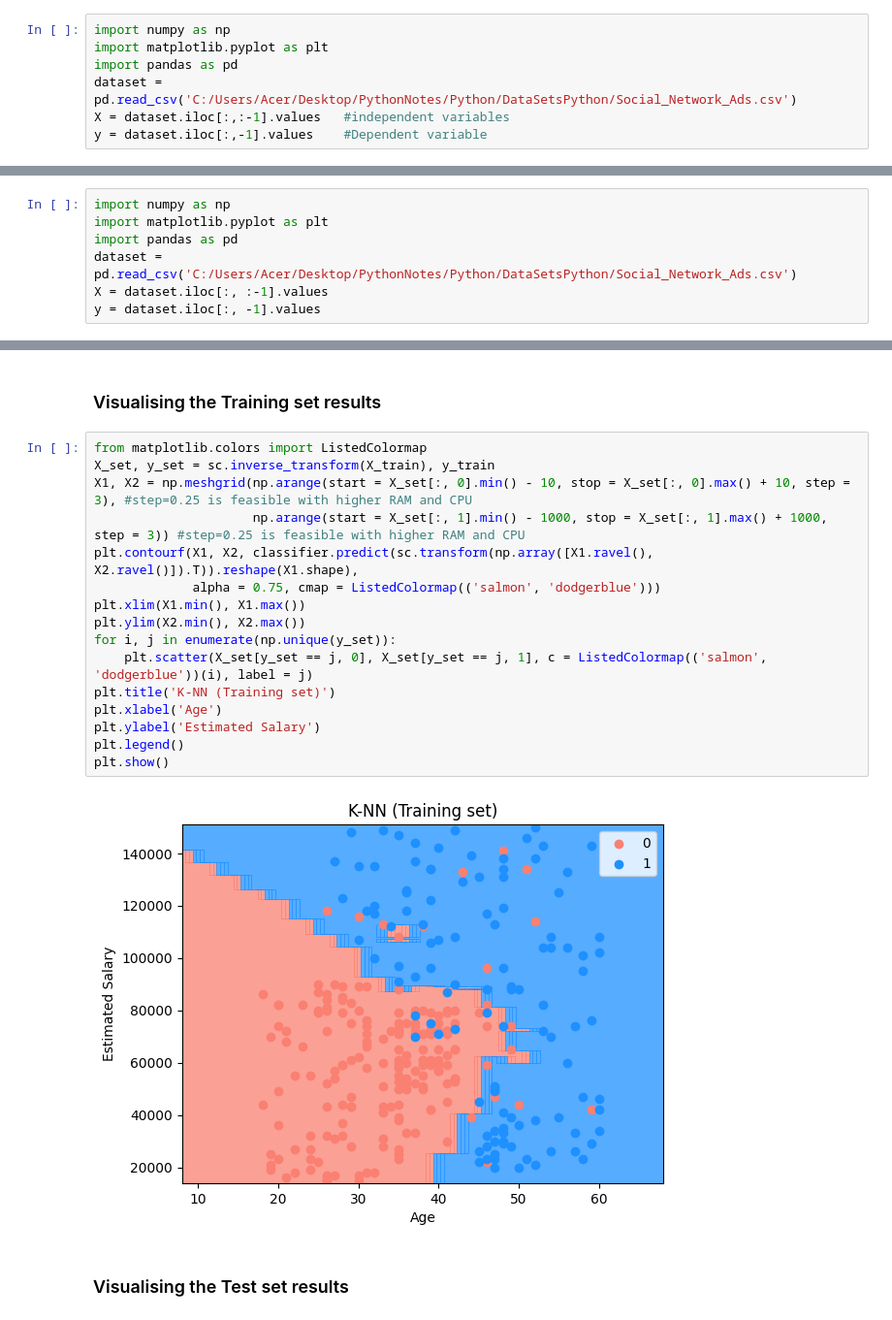
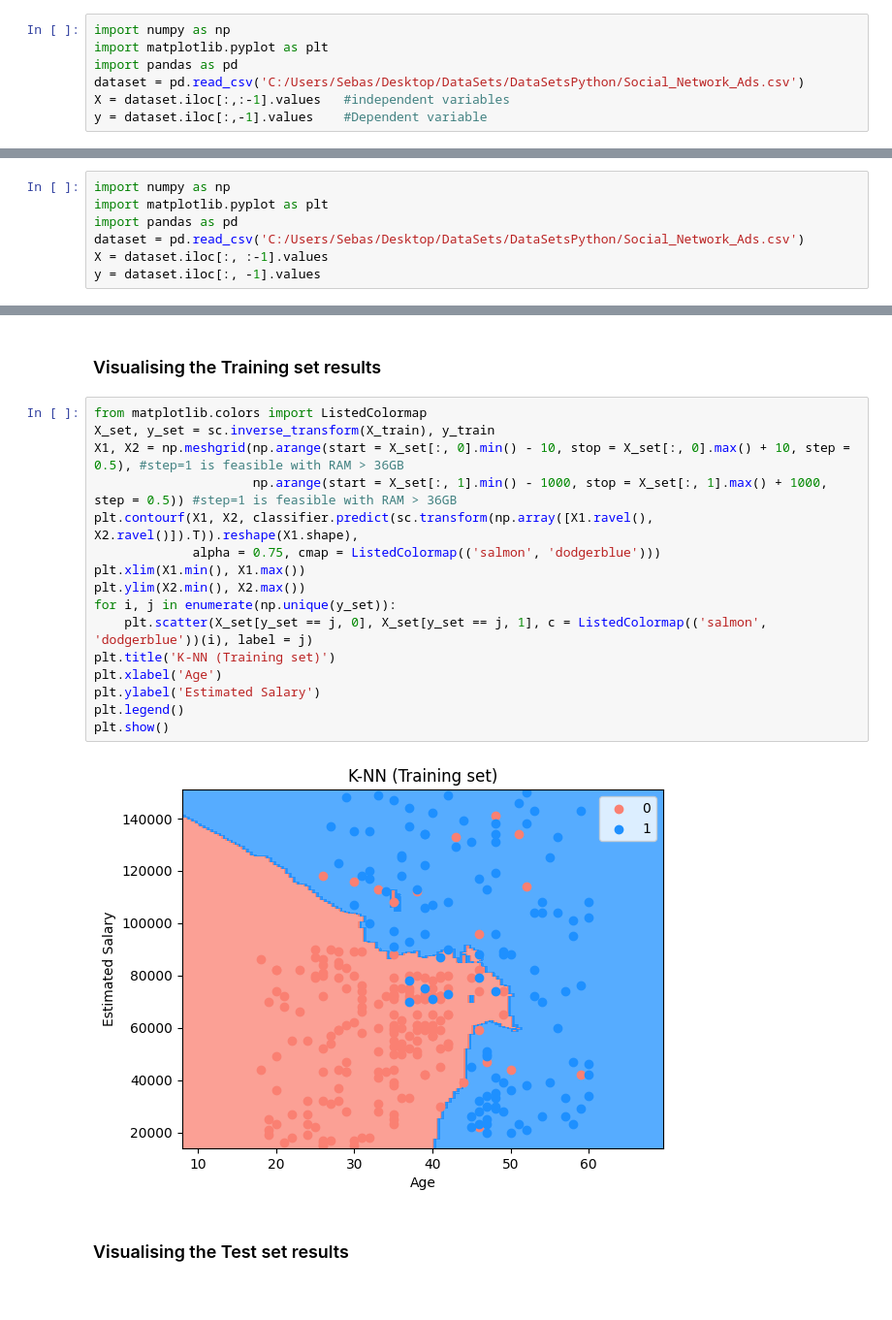
Before and after one commit to SebasRhoadsAvila/MachineLearning, a Jupyter notebook: Classification.ipynb, the cells around one changed output, grey strips where cells are left out. Shown at 97% size. Drawn from its saved outputs; the diff is of its cells as text.

Commit message:
Plot higher resolution graphs

```diff
--- a/Classification.ipynb
+++ b/Classification.ipynb
@@ -8,7 +8,7 @@
 import numpy as np
 import matplotlib.pyplot as plt
 import pandas as pd
-dataset = pd.read_csv('C:/Users/Acer/Desktop/PythonNotes/Python/DataSetsPython/Social_Network_Ads.csv')
+dataset = pd.read_csv('C:/Users/Sebas/Desktop/DataSets/DataSetsPython/Social_Network_Ads.csv')
 X = dataset.iloc[:,:-1].values   #independent variables
 y = dataset.iloc[:,-1].values    #Dependent variable
 # %% [markdown]
@@ -123,7 +123,7 @@ I need more RAM to run this code
 import numpy as np
 import matplotlib.pyplot as plt
 import pandas as pd
-dataset = pd.read_csv('C:/Users/Acer/Desktop/PythonNotes/Python/DataSetsPython/Social_Network_Ads.csv')
+dataset = pd.read_csv('C:/Users/Sebas/Desktop/DataSets/DataSetsPython/Social_Network_Ads.csv')
 X = dataset.iloc[:, :-1].values
 y = dataset.iloc[:, -1].values
 # %% [markdown]
@@ -191,21 +191,21 @@ accuracy_score(y_test, y_pred)
 # %%
 from matplotlib.colors import ListedColormap
 X_set, y_set = sc.inverse_transform(X_train), y_train
-X1, X2 = np.meshgrid(np.arange(start = X_set[:, 0].min() - 10, stop = X_set[:, 0].max() + 10, step = 3), #step=0.25 is feasible with higher RAM and CPU
-                     np.arange(start = X_set[:, 1].min() - 1000, stop = X_set[:, 1].max() + 1000, step = 3)) #step=0.25 is feasible with higher RAM and CPU
+X1, X2 = np.meshgrid(np.arange(start = X_set[:, 0].min() - 10, stop = X_set[:, 0].max() + 10, step = 0.5), #step=1 is feasible with RAM > 36GB
+                     np.arange(start = X_set[:, 1].min() - 1000, stop = X_set[:, 1].max() + 1000, step = 0.5)) #step=1 is feasible with RAM > 36GB
 plt.contourf(X1, X2, classifier.predict(sc.transform(np.array([X1.ravel(), X2.ravel()]).T)).reshape(X1.shape),
              alpha = 0.75, cmap = ListedColormap(('salmon', 'dodgerblue')))
 plt.xlim(X1.min(), X1.max())
 plt.ylim(X2.min(), X2.max())
 for i, j in enumerate(np.unique(y_set)):
     plt.scatter(X_set[y_set == j, 0], X_set[y_set == j, 1], c = ListedColormap(('salmon', 'dodgerblue'))(i), label = j)
 plt.title('K-NN (Training set)')
 plt.xlabel('Age')
 plt.ylabel('Estimated Salary')
 plt.legend()
 plt.show()
 # %% [output]
-[figure, old version]
+[figure, new version]
 # %% [markdown]
 ### Visualising the Test set results
 # %%
```
Also changed, not shown: parts of 22 cells of this notebook.
